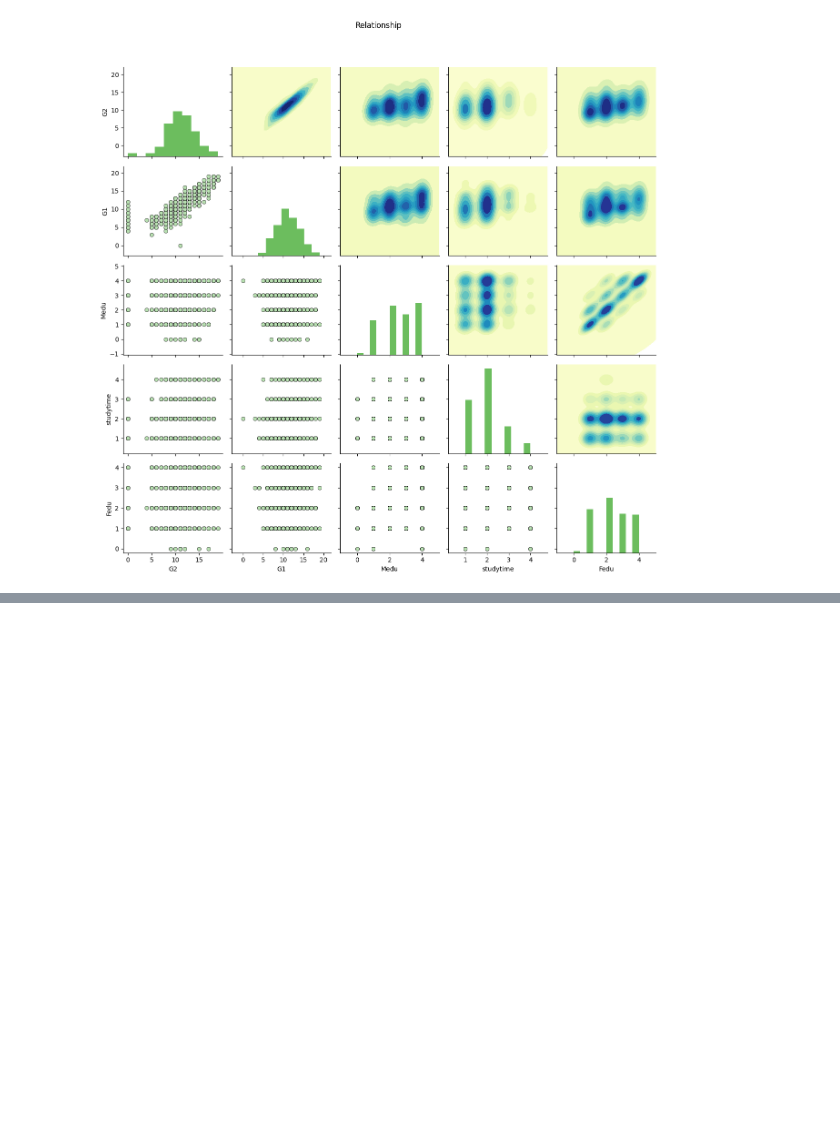
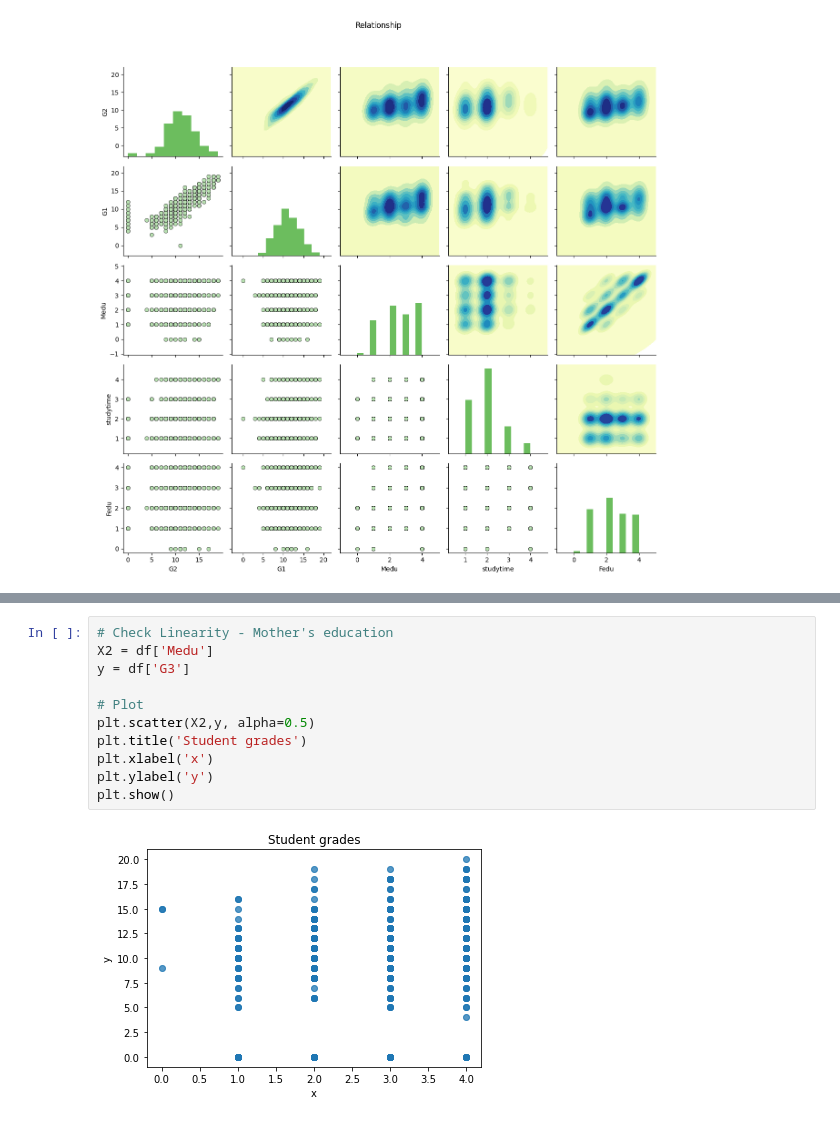
Before and after one commit to ArifAygun/Supervised-Learning-Essential-Training, a Jupyter notebook: AA_Supervised_Learning_Ess_Training.ipynb, the cells around one changed output, grey strips where cells are left out. Drawn from its saved outputs; the diff is of its cells as text; blank space fills up the shorter version.

```diff
--- a/AA_Supervised_Learning_Ess_Training.ipynb
+++ b/AA_Supervised_Learning_Ess_Training.ipynb
@@ -192,0 +311,13 @@ plt.subplots_adjust(top=0.9);
+# %%
+# Check Linearity - Mother's education
+X2 = df['Medu']
+y = df['G3']
+
+# Plot
+plt.scatter(X2,y, alpha=0.5)
+plt.title('Student grades')
+plt.xlabel('x')
+plt.ylabel('y')
+plt.show()
+# %% [output]
+[figure, added]
```
Also changed, not shown: parts of 21 cells of this notebook.
